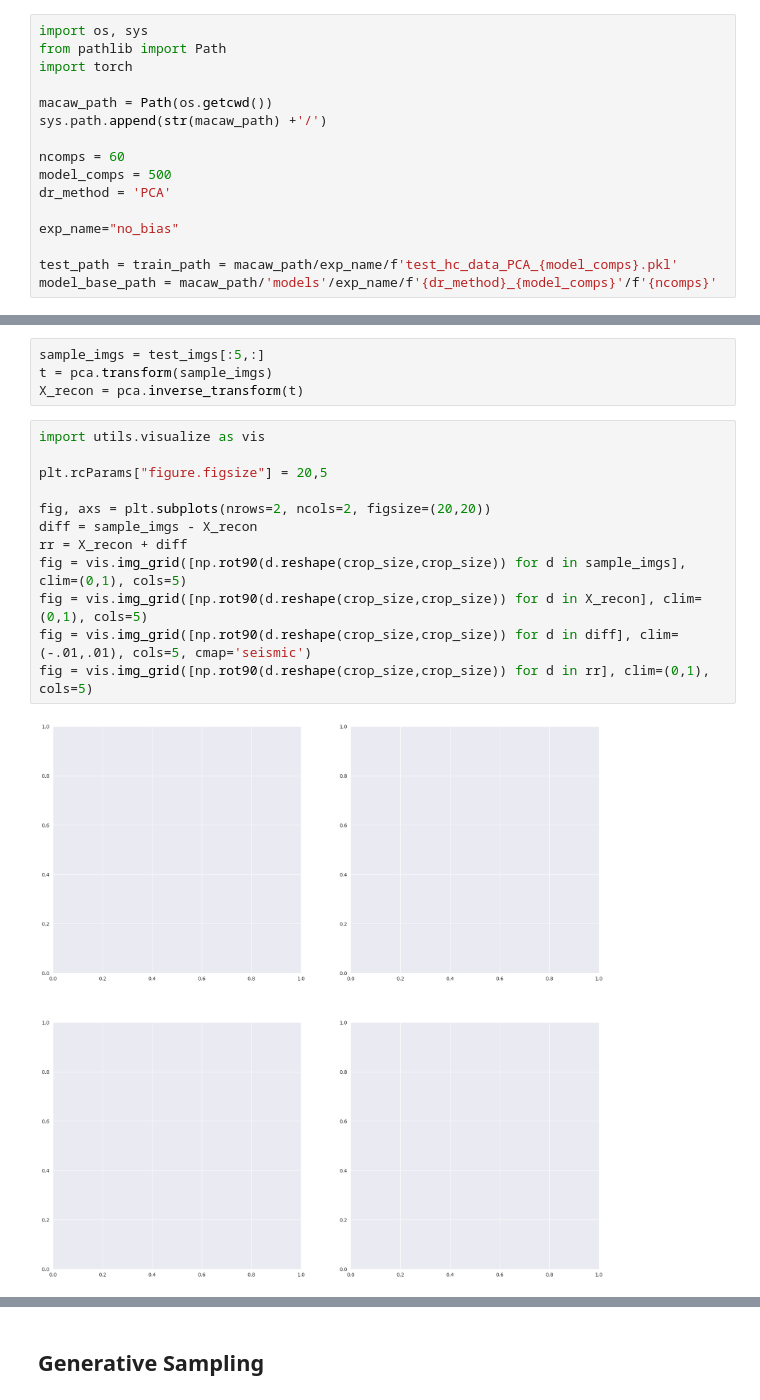
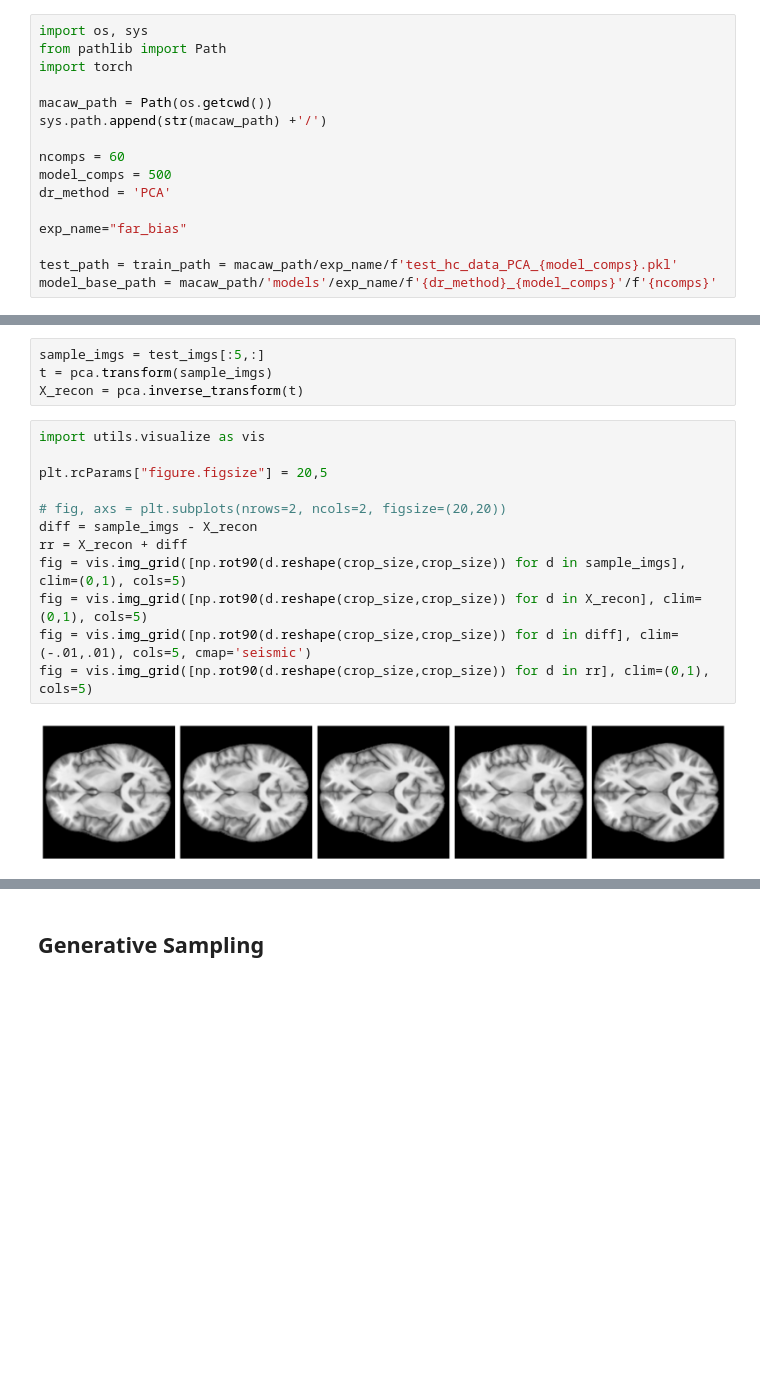
Before and after one commit to Liteknight/CounterBias, a Jupyter notebook: 04_Test.ipynb, the cells around one changed output, grey strips where cells are left out. Cells and saved outputs as stored; diff of their text form; blank space fills up the shorter version.

```diff
--- a/04_Test.ipynb
+++ b/04_Test.ipynb
@@ -10,7 +10,7 @@ ncomps = 60
 model_comps = 500
 dr_method = 'PCA'
 
-exp_name="no_bias"
+exp_name="far_bias"
 
 test_path = train_path = macaw_path/exp_name/f'test_hc_data_PCA_{model_comps}.pkl'
 model_base_path = macaw_path/'models'/exp_name/f'{dr_method}_{model_comps}'/f'{ncomps}'
@@ -56,14 +56,14 @@ X_recon = pca.inverse_transform(t)
 # %%
 import utils.visualize as vis
 
 plt.rcParams["figure.figsize"] = 20,5
 
-fig, axs = plt.subplots(nrows=2, ncols=2, figsize=(20,20))
+# fig, axs = plt.subplots(nrows=2, ncols=2, figsize=(20,20))
 diff = sample_imgs - X_recon
 rr = X_recon + diff
 fig = vis.img_grid([np.rot90(d.reshape(crop_size,crop_size)) for d in sample_imgs], clim=(0,1), cols=5)
 fig = vis.img_grid([np.rot90(d.reshape(crop_size,crop_size)) for d in X_recon], clim=(0,1), cols=5)
 fig = vis.img_grid([np.rot90(d.reshape(crop_size,crop_size)) for d in diff], clim=(-.01,.01), cols=5, cmap='seismic')
 fig = vis.img_grid([np.rot90(d.reshape(crop_size,crop_size)) for d in rr], clim=(0,1), cols=5)
 # %% [output]
-[figure, old version]
+[figure, new version]
```
Also changed, not shown: parts of 8 cells of this notebook, 3 other files.
